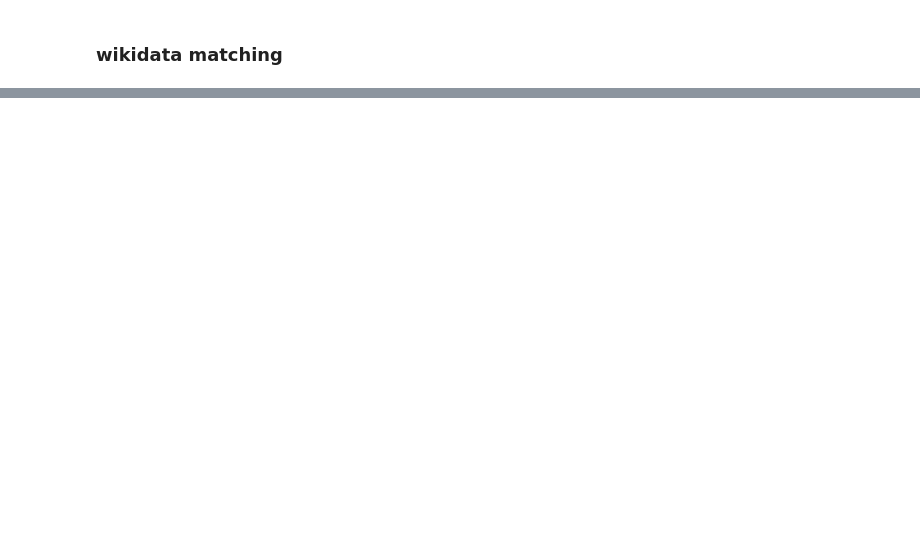
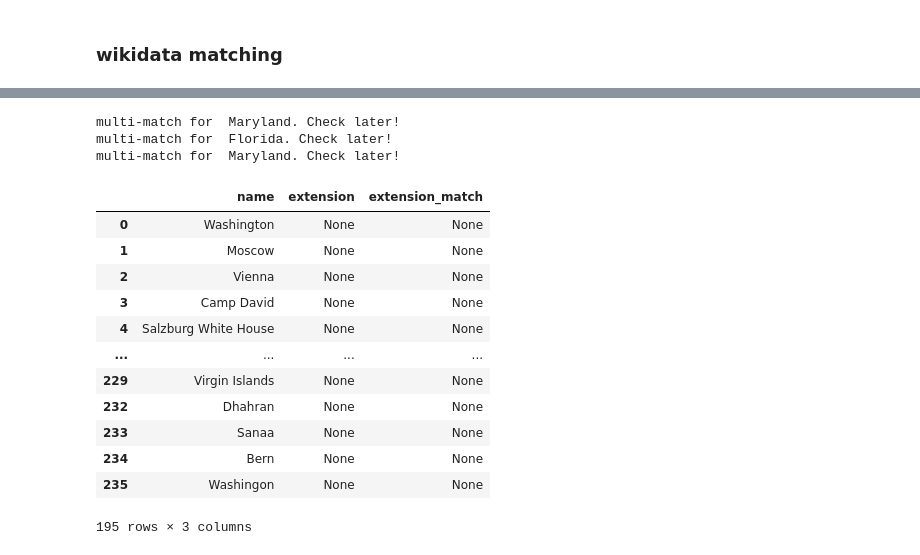
Before and after one commit to gozsoy/decipher-frus, a Jupyter notebook: city_eda.ipynb, the cells around one changed output, grey strips where cells are left out. Saved outputs shown, nothing was run; the diff lists cells and outputs as text; code cells hidden in the pictures; blank space fills up the shorter version.

```diff
--- a/city_eda.ipynb
+++ b/city_eda.ipynb
@@ -231,0 +202,3 @@ new_unified_person_df['wiki_col'] = wiki_col
+# %%
+pd.set_option('display.max_rows', None)
+city_df[['name','wiki_col']]
@@ -231,0 +223,50 @@ new_unified_person_df['wiki_col'] = wiki_col
+# %%
+wc_df = pd.read_csv('world-cities.csv')
+# %%
+def geo_match(pattern,string):
+
+    if pattern !=pattern:
+        return None
+    elif re.search(pattern,string):
+        return pattern
+    else:
+        return None
+
+def f(string):
+
+    if not string:
+        return None
+
+    tl = list(wc_df[wc_df['country'].apply(lambda pattern: True if geo_match(pattern,string) else False)].drop_duplicates(subset='country')['country'].values)
+    if len(tl)==0:
+        tl = list(wc_df[wc_df['subcountry'].apply(lambda pattern: True if geo_match(pattern,string) else False)].drop_duplicates(subset='country')['country'].values)
+
+    if len(tl)==0:
+        return None
+    elif len(tl)==1:
+        return tl[0]
+    else:
+        print(f'multi-match for {string}. Check later!')
+        return tl
+# %%
+city_df['extension_match'] = city_df['extension'].apply(lambda x:f(x))
+# %% [output]
+multi-match for  Maryland. Check later!
+multi-match for  Florida. Check later!
+multi-match for  Maryland. Check later!
+# %%
+city_df[city_df['extension'].isna()]
+# %% [output]
+|  | name | extension | extension_match |
+| 0 | Washington | None | None |
+| 1 | Moscow | None | None |
+| 2 | Vienna | None | None |
+| 3 | Camp David | None | None |
+| 4 | Salzburg White House | None | None |
+| ... | ... | ... | ... |
+| 229 | Virgin Islands | None | None |
+| 232 | Dhahran | None | None |
+| 233 | Sanaa | None | None |
+| 234 | Bern | None | None |
+| 235 | Washingon | None | None |
+195 rows × 3 columns
```
Also changed, not shown: parts of 21 cells of this notebook, 1 other file.
